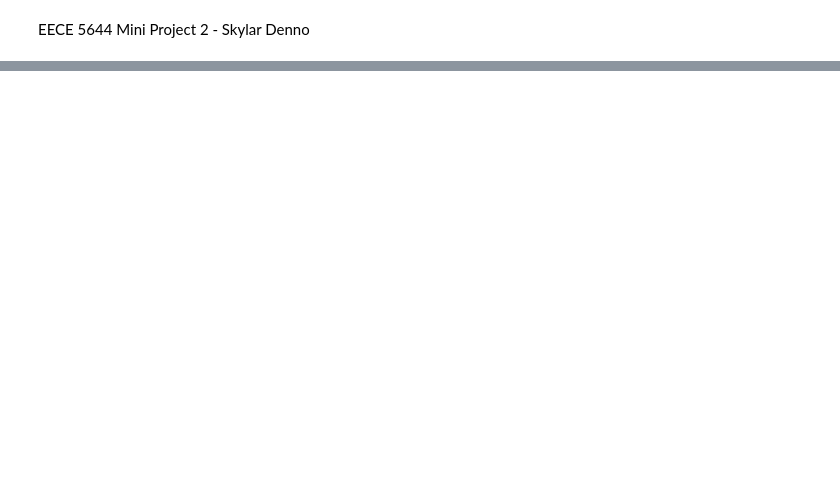
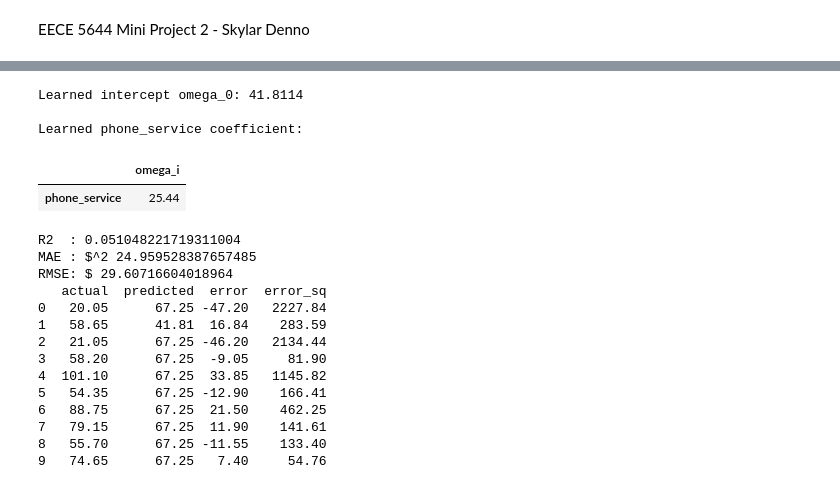
Before and after one commit to skylar-slideshows/EECE5644_mproj2, a Jupyter notebook: proj2.ipynb, the cells around one changed output, grey strips where cells are left out. Drawn from its saved outputs; the diff is of its cells as text; code cells hidden in the pictures; blank space fills up the shorter version.

```diff
--- a/proj2.ipynb
+++ b/proj2.ipynb
@@ -204,0 +192,62 @@ RMSE: $ 1.0291697275218272
+# %%
+# 7. COMPARE TO A SINGLE-VARIABLE BASELINE
+# I will use phone_service feature as the single variable for the baseline model
+
+X_single = df[["phone_service"]]
+y = df["monthly_charge"]
+
+X_train_single, X_test_single, y_train_single, y_test_single = train_test_split(
+    X_single, y, test_size=0.2, random_state=777)
+
+single = LinearRegression()
+single.fit(X_train_single, y_train_single)
+
+omega_0_single = single.intercept_ #intercept
+print("Learned intercept omega_0:", round(omega_0_single, 4))
+
+coefficents_single = pd.Series(single.coef_, index=["phone_service"], name="omega_i")
+print("\nLearned phone_service coefficient:")
+display(coefficents_single.to_frame())
+
+y_pred_single = single.predict(X_test_single)
+
+# Test results
+r2 = r2_score(y_test_single, y_pred_single)
+mae = mean_absolute_error(y_test_single, y_pred_single)
+rmse = np.sqrt(mean_squared_error(y_test_single, y_pred_single))
+
+print("R2  :", r2)
+print("MAE : $^2", mae)
+print("RMSE: $", rmse)
+
+results = pd.DataFrame()
+results["actual"] = y_test_single.values
+results["predicted"] = y_pred_single.round(2)
+results["error"] = results["actual"] - results["predicted"]
+results["error_sq"] = (results["actual"] - results["predicted"]) ** 2
+print(results.head(10))
+
+# I tried all the other feature columns individually, and fiber_optic (which is literally just an indicator 0/1)
+# gave the best at an R2 of 0.08. Compared to the multivariable model, this model is terrible.
+# Such a low R2 score indicates that any one single variable taken at a time is not sufficient
+# in explaining all the variance in the monthly charges. The target is too reliant on multiple features.
+# %% [output]
+Learned intercept omega_0: 41.8114
+
+Learned phone_service coefficient:
+|  | omega_i |
+| phone_service | 25.44 |
+R2  : 0.051048221719311004
+MAE : $^2 24.959528387657485
+RMSE: $ 29.60716604018964
+   actual  predicted  error  error_sq
+0   20.05      67.25 -47.20   2227.84
+1   58.65      41.81  16.84    283.59
+2   21.05      67.25 -46.20   2134.44
+3   58.20      67.25  -9.05     81.90
+4  101.10      67.25  33.85   1145.82
+5   54.35      67.25 -12.90    166.41
+6   88.75      67.25  21.50    462.25
+7   79.15      67.25  11.90    141.61
+8   55.70      67.25 -11.55    133.40
+9   74.65      67.25   7.40     54.76
```
Also changed, not shown: parts of 10 cells of this notebook, 3 other files.
